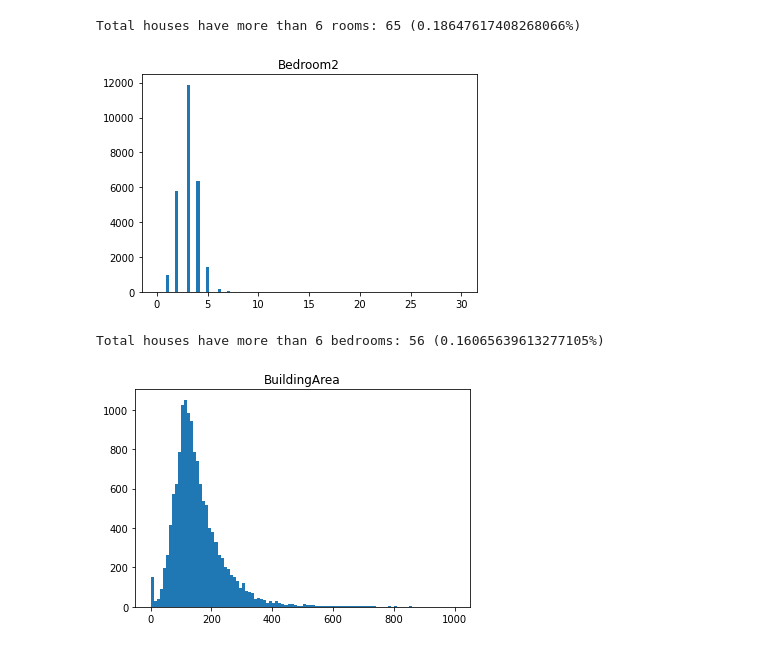
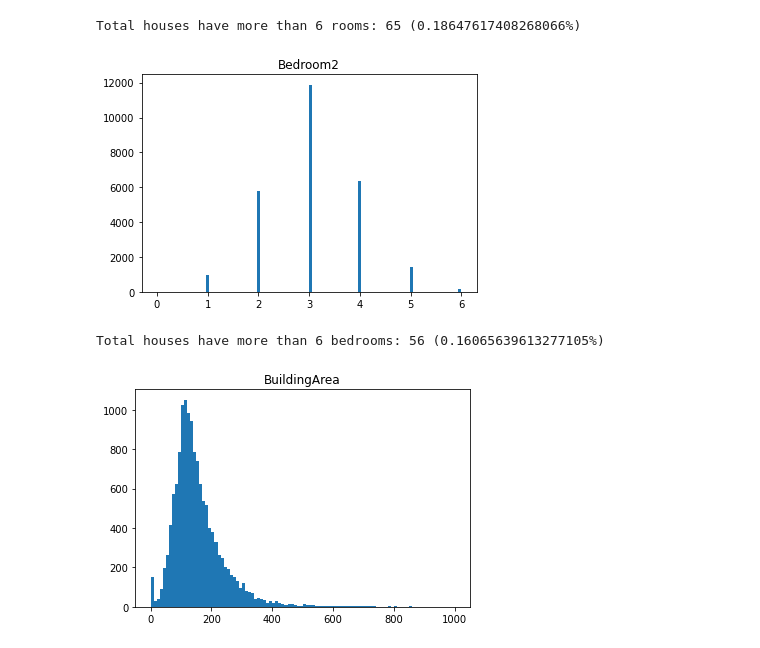
Before and after one commit to tailtq/ml-learning, a Jupyter notebook: ml-08/03_melbourne_housing_market.ipynb, the cells around one changed output. Drawn from its saved outputs; the diff is of its cells as text; code cells hidden in the pictures.

```diff
--- a/ml-08/03_melbourne_housing_market.ipynb
+++ b/ml-08/03_melbourne_housing_market.ipynb
@@ -136,14 +136,15 @@ print(f"Total houses have more than {room_limit} rooms: {total_house_above_limit
 [figure]
 Total houses have more than 6 rooms: 65 (0.18647617408268066%)
 # %%
-plt.hist(df["Bedroom2"], 100)
+bedroom_limit = 6
+
+plt.hist(df["Bedroom2"], 100, range=[0, bedroom_limit])
 plt.title("Bedroom2")
 plt.show()
 
-bedroom_limit = 6
 total_house_above_limit = (df["Bedroom2"] > bedroom_limit).sum()
 print(f"Total houses have more than {bedroom_limit} bedrooms: {total_house_above_limit} ({total_house_above_limit / len(df) * 100}%)")
 # %% [output]
-[figure, old version]
+[figure, new version]
 Total houses have more than 6 bedrooms: 56 (0.16065639613277105%)
 # %%
```
Also changed, not shown: parts of 24 cells of this notebook.
